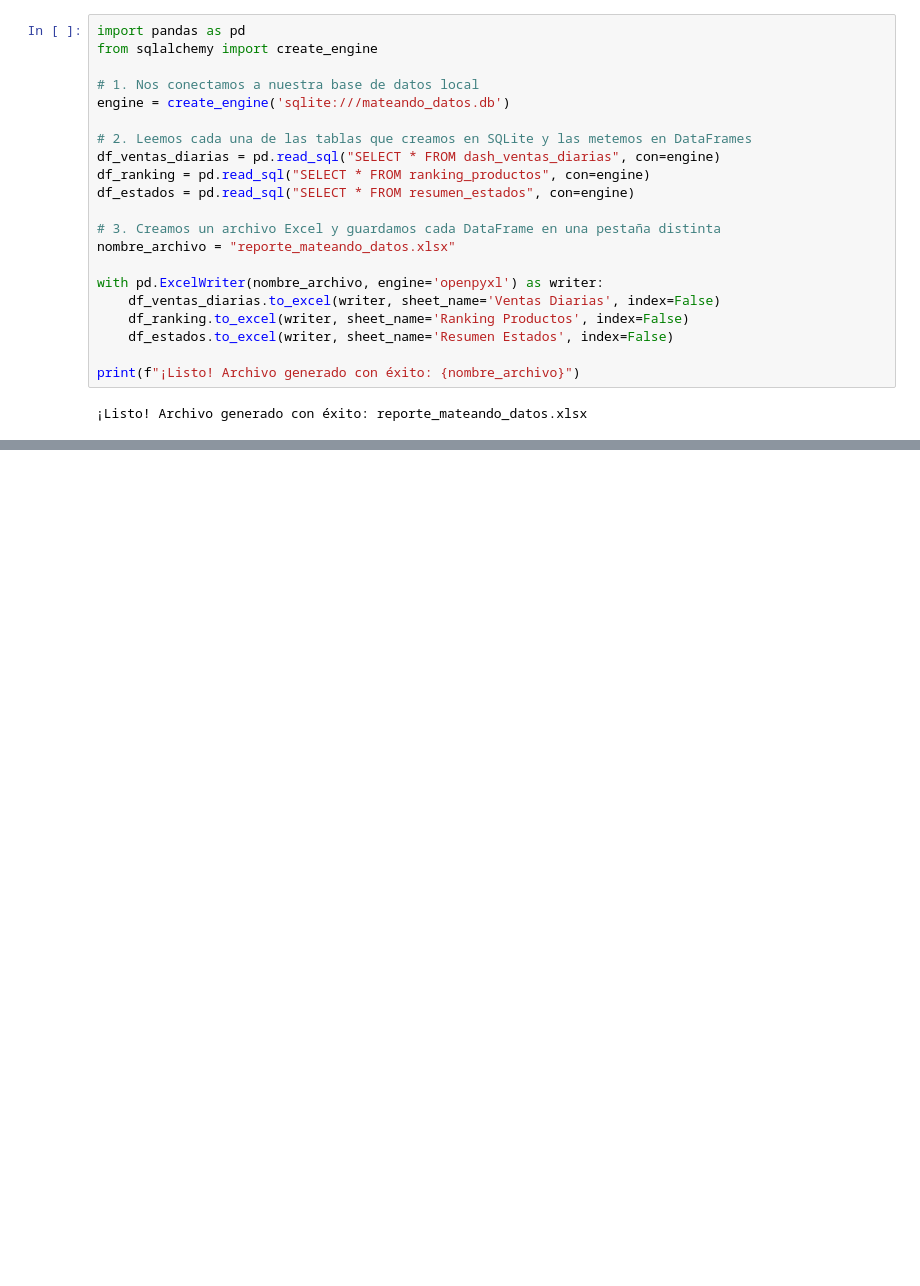
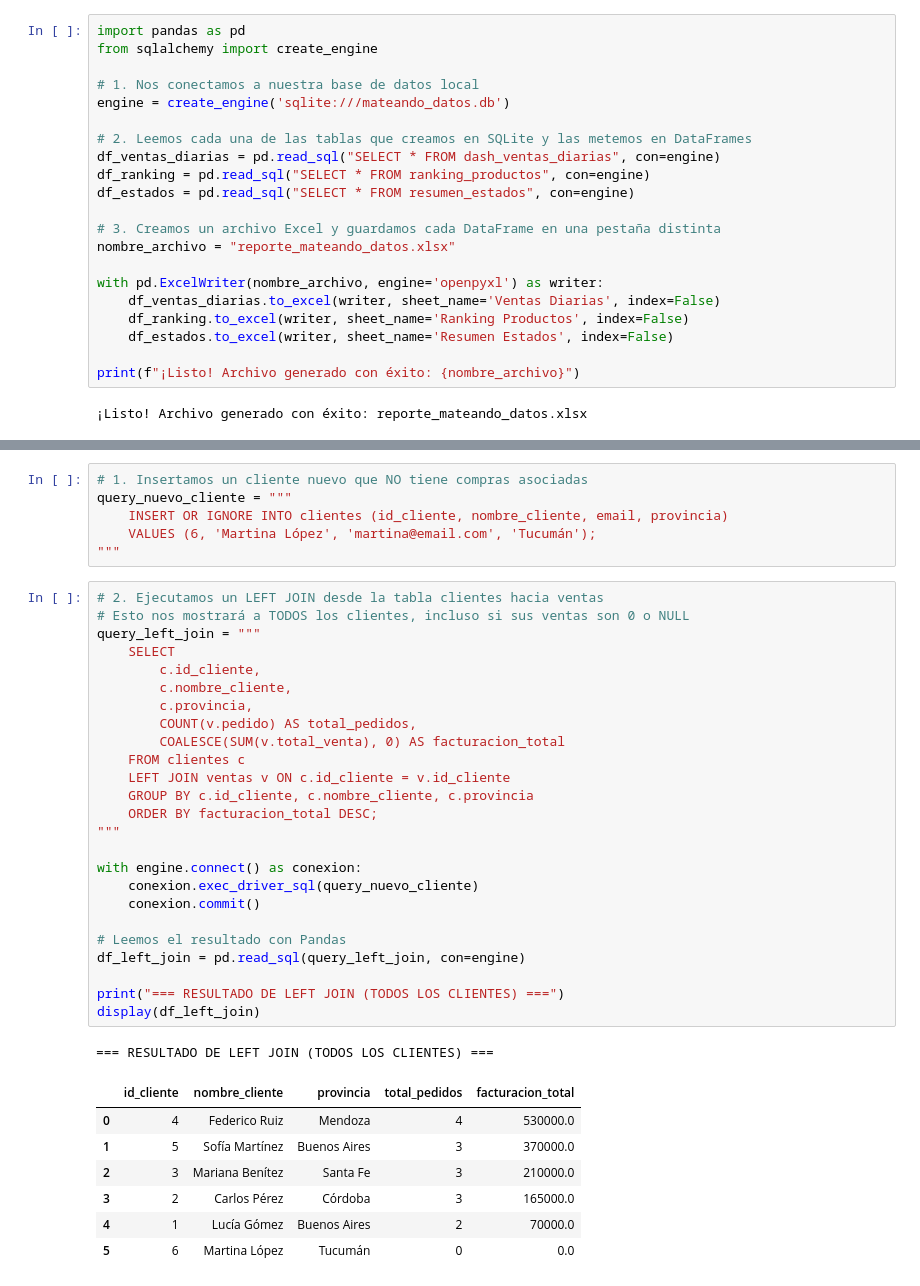
Before and after one commit to FacundoRoman01/data-mateando, a Jupyter notebook: analisis_datos.ipynb, the cells around one changed output, grey strips where cells are left out. Drawn from its saved outputs; the diff is of its cells as text; blank space fills up the shorter version.

```diff
--- a/analisis_datos.ipynb
+++ b/analisis_datos.ipynb
@@ -335,0 +432,40 @@ print(f"¡Listo! Archivo generado con éxito: {nombre_archivo}")
+# %%
+# 1. Insertamos un cliente nuevo que NO tiene compras asociadas
+query_nuevo_cliente = """
+    INSERT OR IGNORE INTO clientes (id_cliente, nombre_cliente, email, provincia)
+    VALUES (6, 'Martina López', 'martina@email.com', 'Tucumán');
+"""
+# %%
+# 2. Ejecutamos un LEFT JOIN desde la tabla clientes hacia ventas
+# Esto nos mostrará a TODOS los clientes, incluso si sus ventas son 0 o NULL
+query_left_join = """
+    SELECT
+        c.id_cliente,
+        c.nombre_cliente,
+        c.provincia,
+        COUNT(v.pedido) AS total_pedidos,
+        COALESCE(SUM(v.total_venta), 0) AS facturacion_total
+    FROM clientes c
+    LEFT JOIN ventas v ON c.id_cliente = v.id_cliente
+    GROUP BY c.id_cliente, c.nombre_cliente, c.provincia
+    ORDER BY facturacion_total DESC;
+"""
+
+with engine.connect() as conexion:
+    conexion.exec_driver_sql(query_nuevo_cliente)
+    conexion.commit()
+
+# Leemos el resultado con Pandas
+df_left_join = pd.read_sql(query_left_join, con=engine)
+
+print("=== RESULTADO DE LEFT JOIN (TODOS LOS CLIENTES) ===")
+display(df_left_join)
+# %% [output]
+=== RESULTADO DE LEFT JOIN (TODOS LOS CLIENTES) ===
+|  | id_cliente | nombre_cliente | provincia | total_pedidos | facturacion_total |
+| 0 | 4 | Federico Ruiz | Mendoza | 4 | 530000.0 |
+| 1 | 5 | Sofía Martínez | Buenos Aires | 3 | 370000.0 |
+| 2 | 3 | Mariana Benítez | Santa Fe | 3 | 210000.0 |
+| 3 | 2 | Carlos Pérez | Córdoba | 3 | 165000.0 |
+| 4 | 1 | Lucía Gómez | Buenos Aires | 2 | 70000.0 |
+| 5 | 6 | Martina López | Tucumán | 0 | 0.0 |
```
Also changed, not shown: parts of 7 cells of this notebook, 3 other files.
